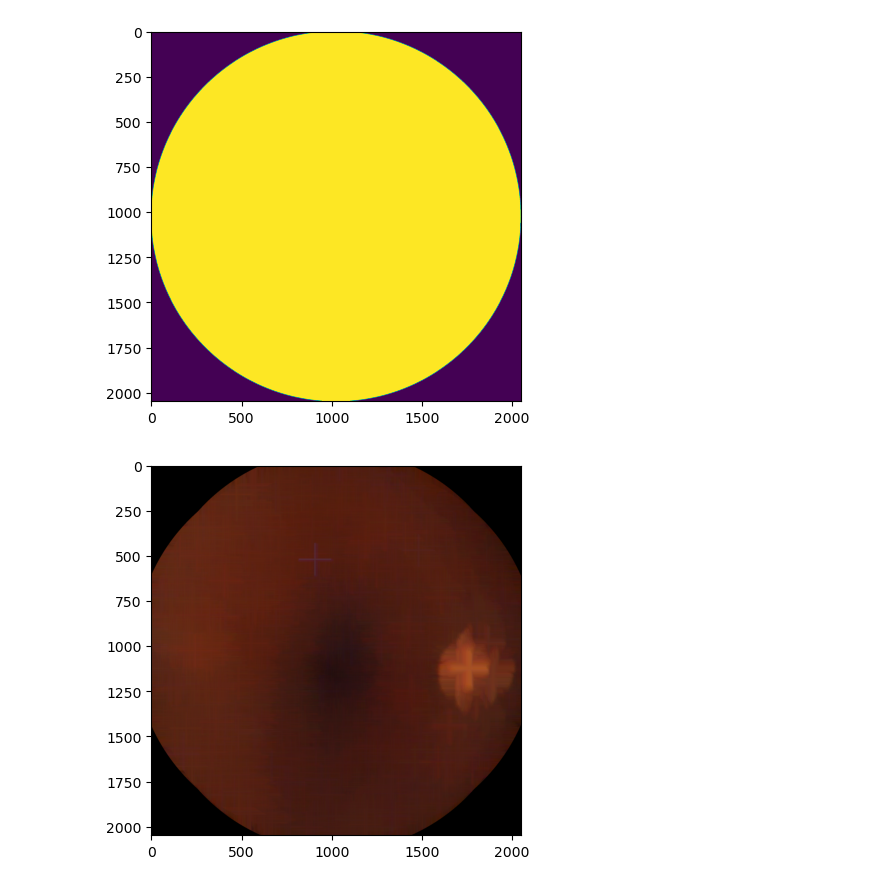
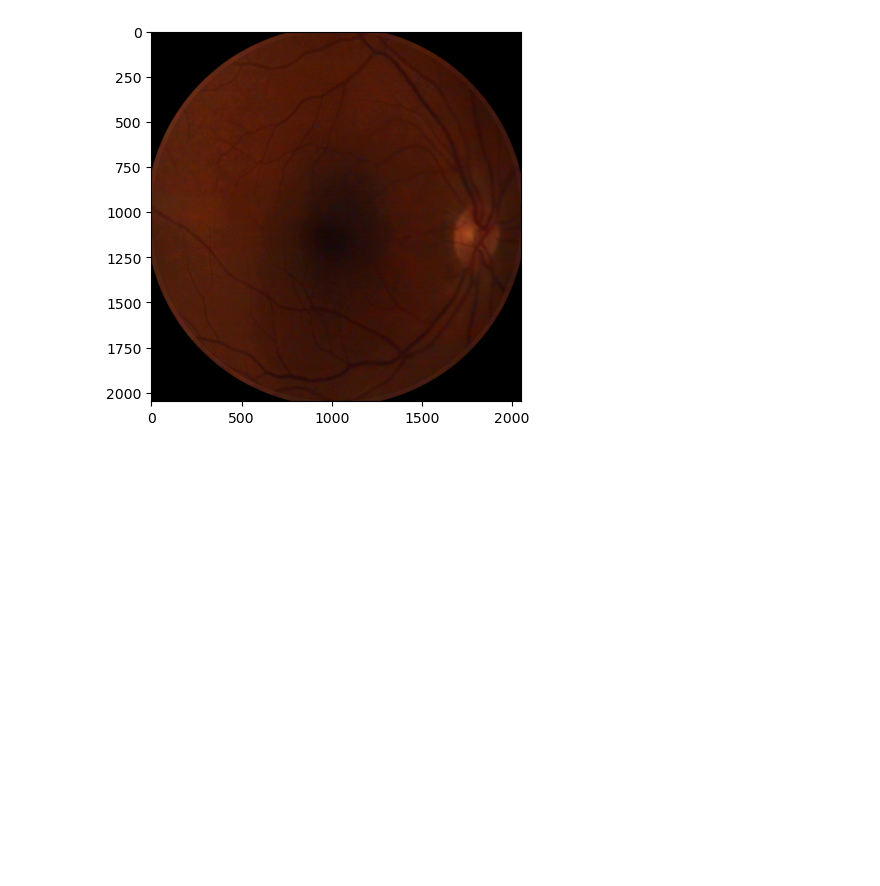
Before and after one commit to florianbasset/fundus-preprocessor-toolkit, a Jupyter notebook: notebook/test_dilate.ipynb, the cells around one changed output. Saved outputs shown, nothing was run; the diff lists cells and outputs as text; code cells hidden in the pictures; blank space fills up the shorter version.

```diff
--- a/notebook/test_dilate.ipynb
+++ b/notebook/test_dilate.ipynb
@@ -5,12 +7,10 @@ import matplotlib.pyplot as plt
 # %%
-img = cv2.imread("../data/image_1.png")[:, :, ::-1] #comme la fonction cv2.cvtColor
+img = cv2.imread("../data/image_1.png")[:, :, ::-1]
 # H x W x C
 roi = img[:, :, 0] > 10
-plt.show(plt.imshow(roi))
-img_dilated = cv2.dilate(img, cv2.getStructuringElement(cv2.MORPH_DILATE, (175, 175)))
-plt.show(plt.imshow(img_dilated))
+img_dilated = cv2.dilate(img, cv2.getStructuringElement(cv2.MORPH_ELLIPSE, (175, 175)))
+
 img_dilated[roi] = img[roi]
 plt.show(plt.imshow(img_dilated))
 # %% [output]
-[figure, old version]
+[figure, new version]
-[figure, removed]
```
Also changed, not shown: parts of 2 cells of this notebook, 4 other files.
